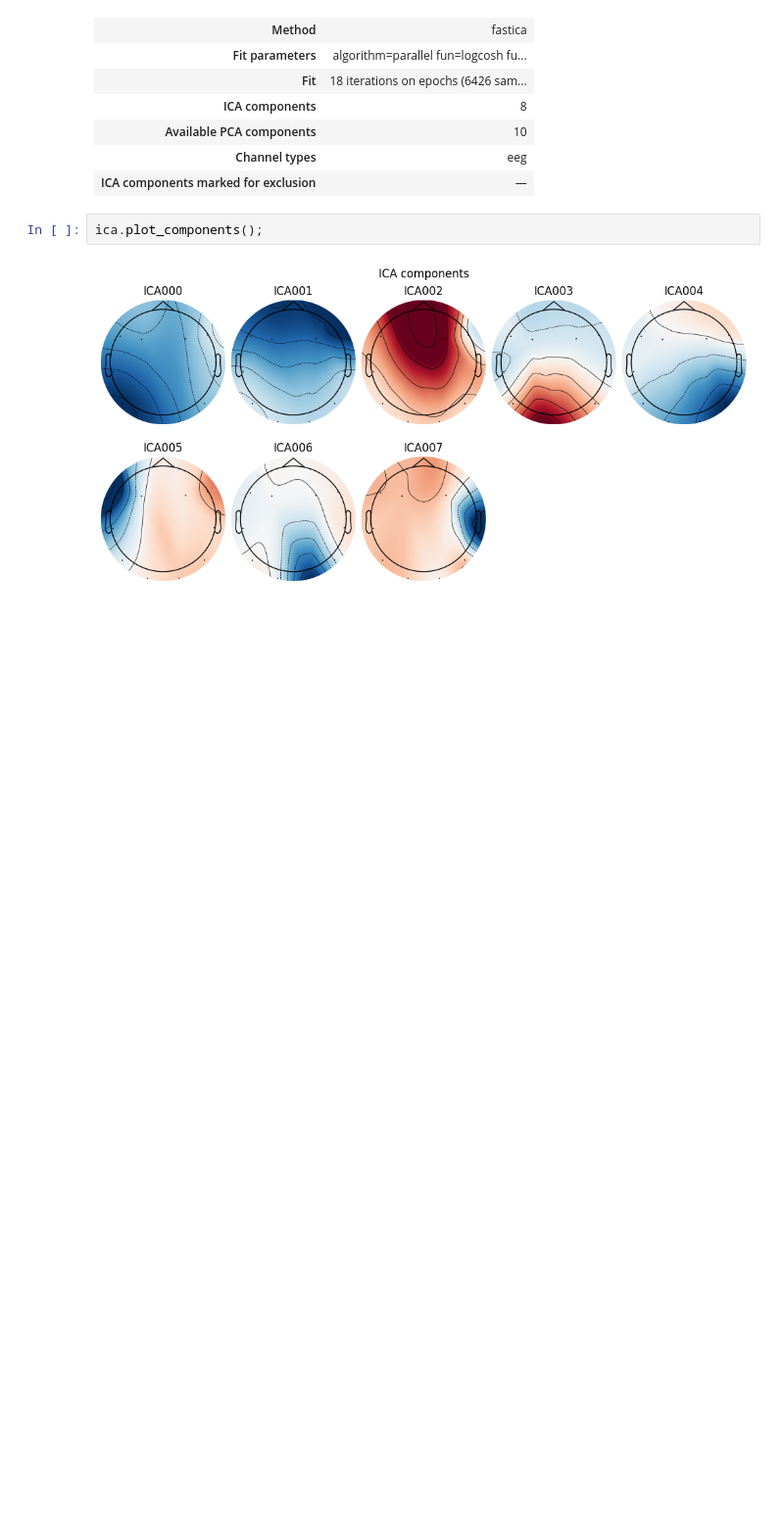
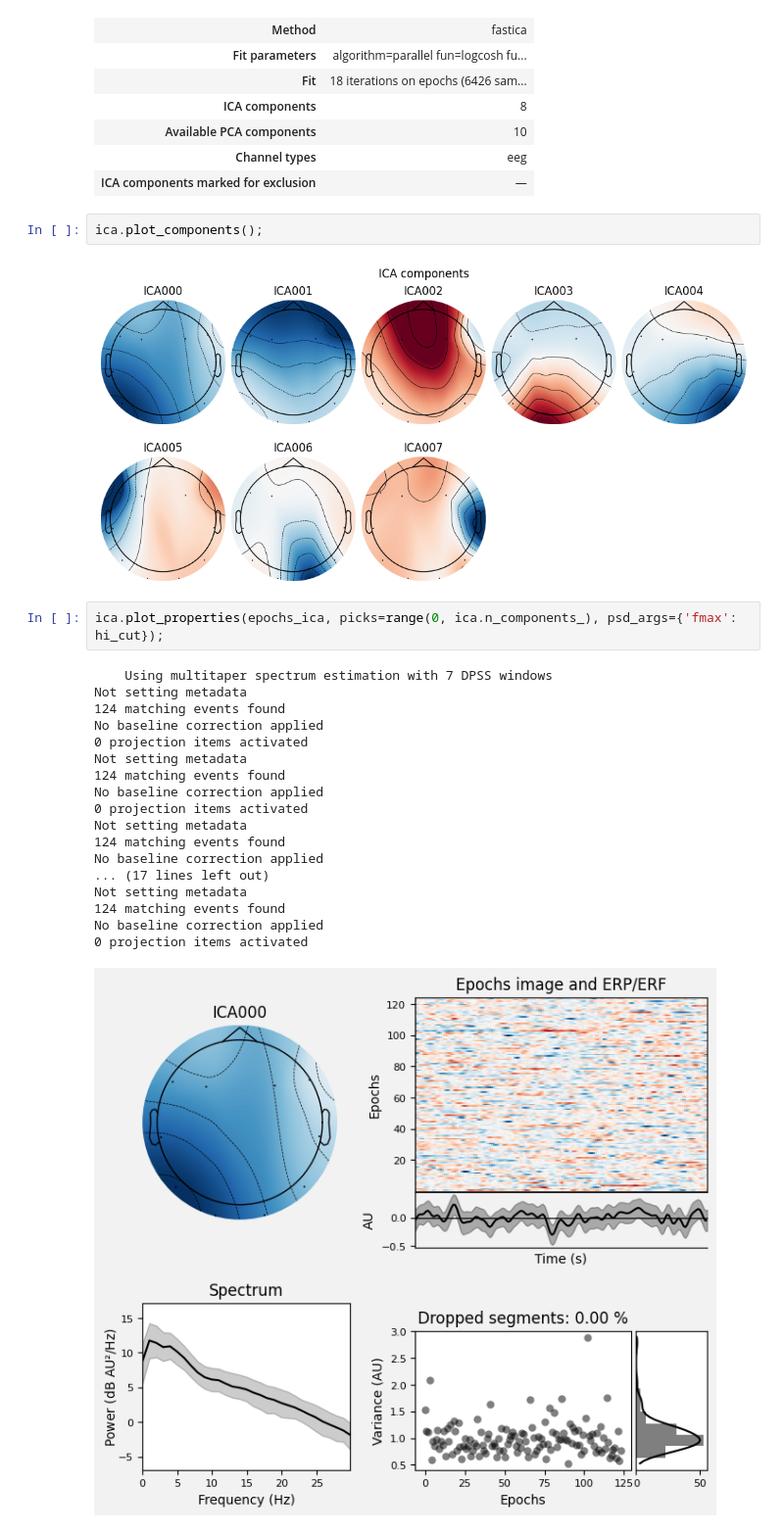
Before and after one commit to soerenpriess/working-with-eeg, a Jupyter notebook: main.ipynb, the cells around one changed output. Shown at 98% size. Saved outputs shown, nothing was run; the diff lists cells and outputs as text; blank space fills up the shorter version.

```diff
--- a/main.ipynb
+++ b/main.ipynb
@@ -190,3 +190,24 @@ Fitting ICA took 0.1s.
 ica.plot_components();
 # %% [output]
 [figure]
+# %%
+ica.plot_properties(epochs_ica, picks=range(0, ica.n_components_), psd_args={'fmax': hi_cut});
+# %% [output]
+    Using multitaper spectrum estimation with 7 DPSS windows
+Not setting metadata
+124 matching events found
+No baseline correction applied
+0 projection items activated
+Not setting metadata
+124 matching events found
+No baseline correction applied
+0 projection items activated
+Not setting metadata
+124 matching events found
+No baseline correction applied
+... (17 lines left out)
+Not setting metadata
+124 matching events found
+No baseline correction applied
+0 projection items activated
+[figure, added]
```
Also changed, not shown: parts of 1 cell of this notebook.
